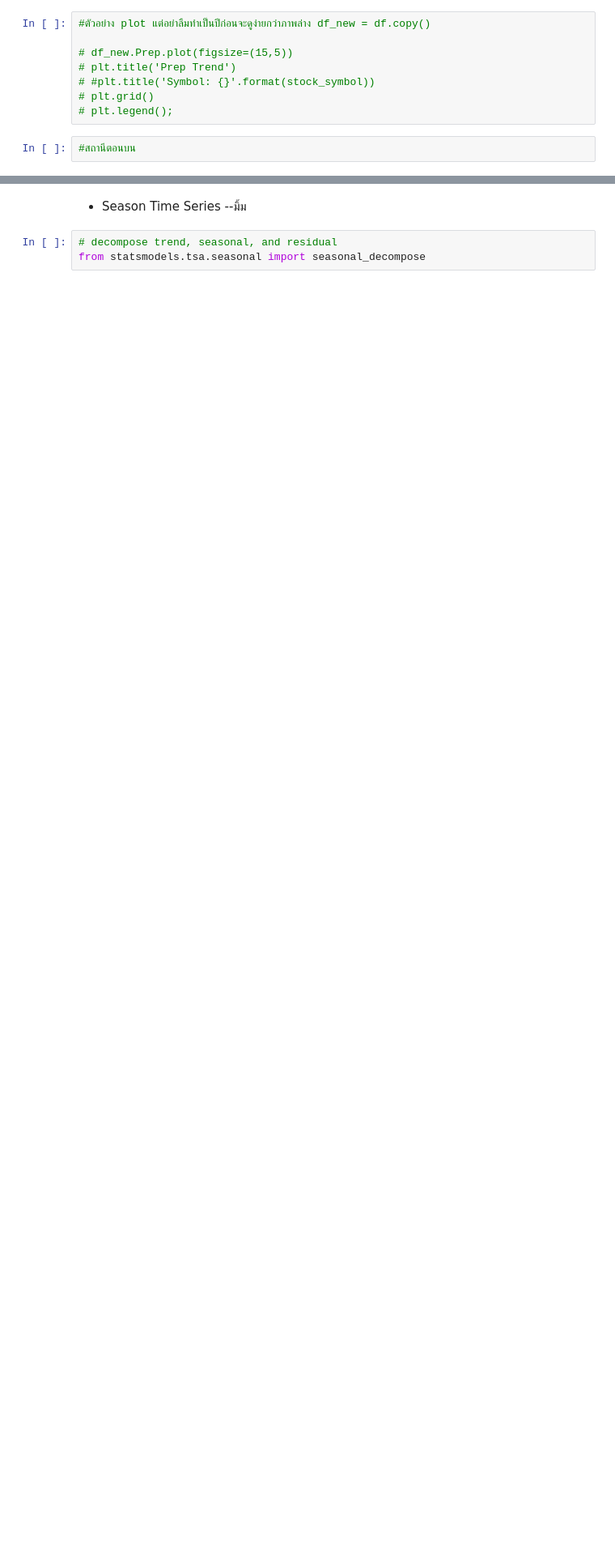
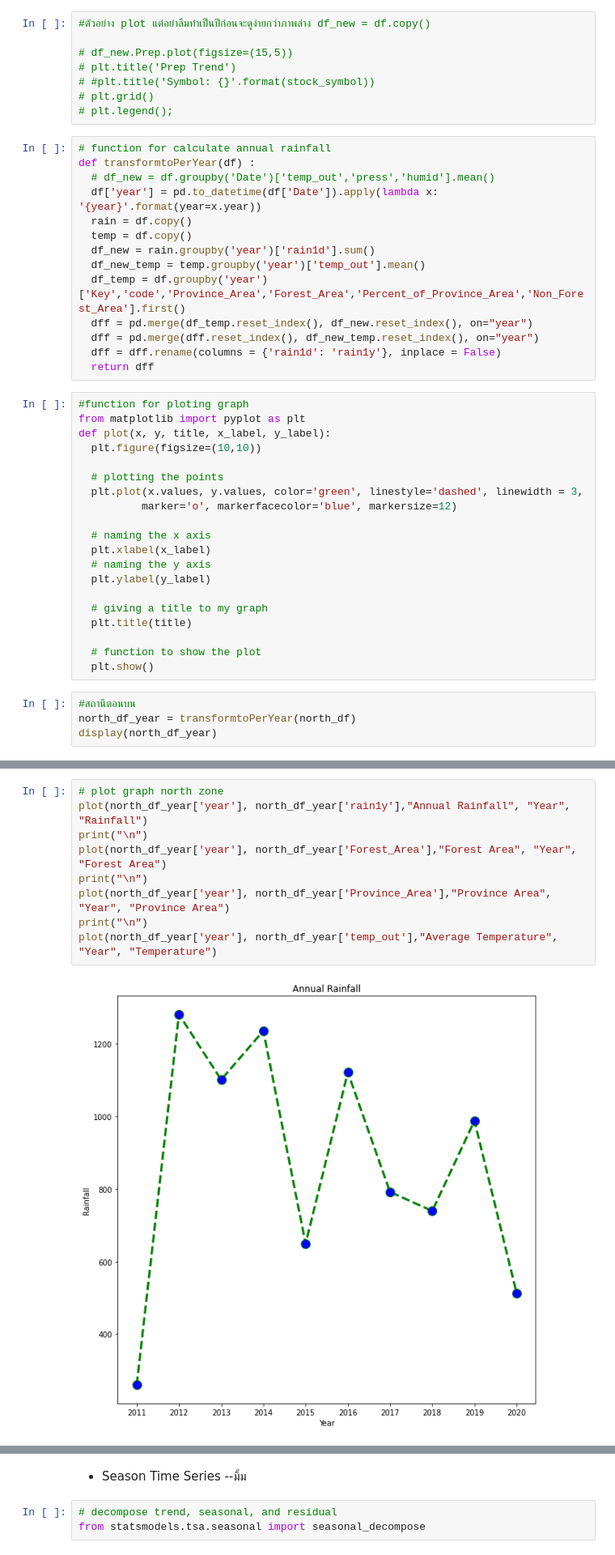
Before and after one commit to punnarat-w/Yomriver_analysis, a Jupyter notebook: ForecastingModel.ipynb, the cells around one changed output, grey strips where cells are left out. Shown at 81% size. Drawn from its saved outputs; the diff is of its cells as text; blank space fills up the shorter version.

```diff
--- a/ForecastingModel.ipynb
+++ b/ForecastingModel.ipynb
@@ -760,5 +760,41 @@ display(south_df.head())
 # #plt.title('Symbol: {}'.format(stock_symbol))
 # plt.grid()
 # plt.legend();
+# %%
+# function for calculate annual rainfall
+def transformtoPerYear(df) :
+  # df_new = df.groupby('Date')['temp_out','press','humid'].mean()
+  df['year'] = pd.to_datetime(df['Date']).apply(lambda x: '{year}'.format(year=x.year))
+  rain = df.copy()
+  temp = df.copy()
+  df_new = rain.groupby('year')['rain1d'].sum()
+  df_new_temp = temp.groupby('year')['temp_out'].mean()
+  df_temp = df.groupby('year')['Key','code','Province_Area','Forest_Area','Percent_of_Province_Area','Non_Forest_Area'].first()
+  dff = pd.merge(df_temp.reset_index(), df_new.reset_index(), on="year")
+  dff = pd.merge(dff.reset_index(), df_new_temp.reset_index(), on="year")
+  dff = dff.rename(columns = {'rain1d': 'rain1y'}, inplace = False)
+  return dff
+# %%
+#function for ploting graph
+from matplotlib import pyplot as plt
+def plot(x, y, title, x_label, y_label):
+  plt.figure(figsize=(10,10))
+
+  # plotting the points
+  plt.plot(x.values, y.values, color='green', linestyle='dashed', linewidth = 3,
+          marker='o', markerfacecolor='blue', markersize=12)
+
+  # naming the x axis
+  plt.xlabel(x_label)
+  # naming the y axis
+  plt.ylabel(y_label)
+
+  # giving a title to my graph
+  plt.title(title)
+
+  # function to show the plot
+  plt.show()
 # %%
 #สถานีตอนบน
+north_df_year = transformtoPerYear(north_df)
+display(north_df_year)
@@ -764,0 +813,11 @@ display(south_df.head())
+# %%
+# plot graph north zone
+plot(north_df_year['year'], north_df_year['rain1y'],"Annual Rainfall", "Year", "Rainfall")
+print("\n")
+plot(north_df_year['year'], north_df_year['Forest_Area'],"Forest Area", "Year", "Forest Area")
+print("\n")
+plot(north_df_year['year'], north_df_year['Province_Area'],"Province Area", "Year", "Province Area")
+print("\n")
+plot(north_df_year['year'], north_df_year['temp_out'],"Average Temperature", "Year", "Temperature")
+# %% [output]
+[figure, added]
```
Also changed, not shown: parts of 6 cells of this notebook.
